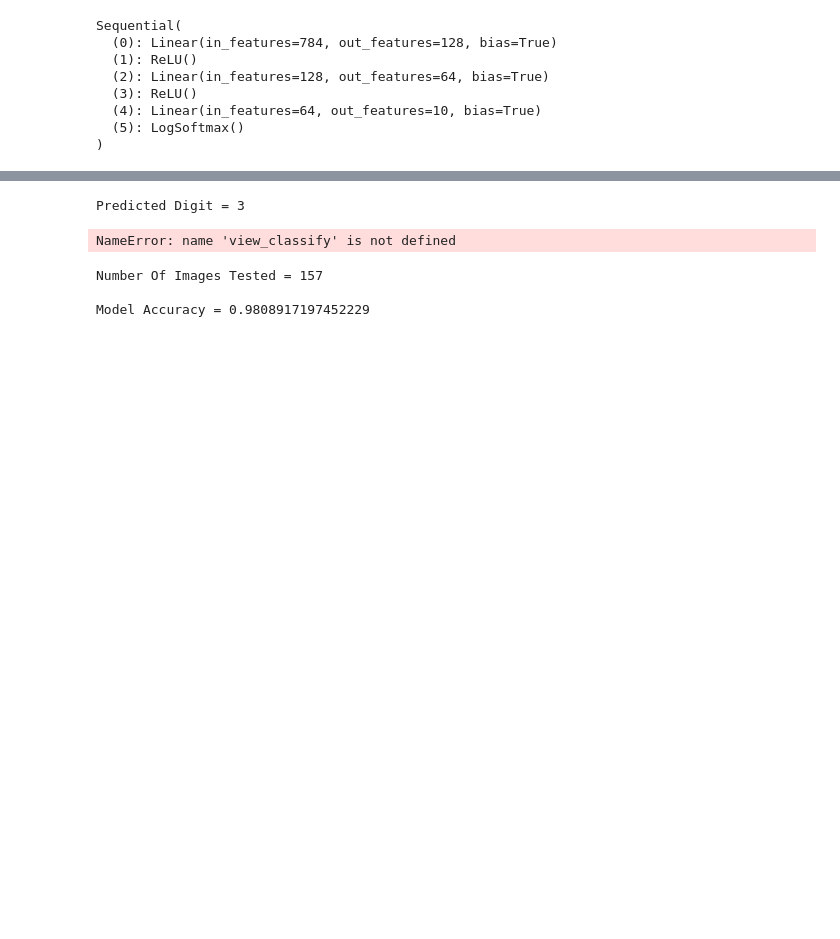
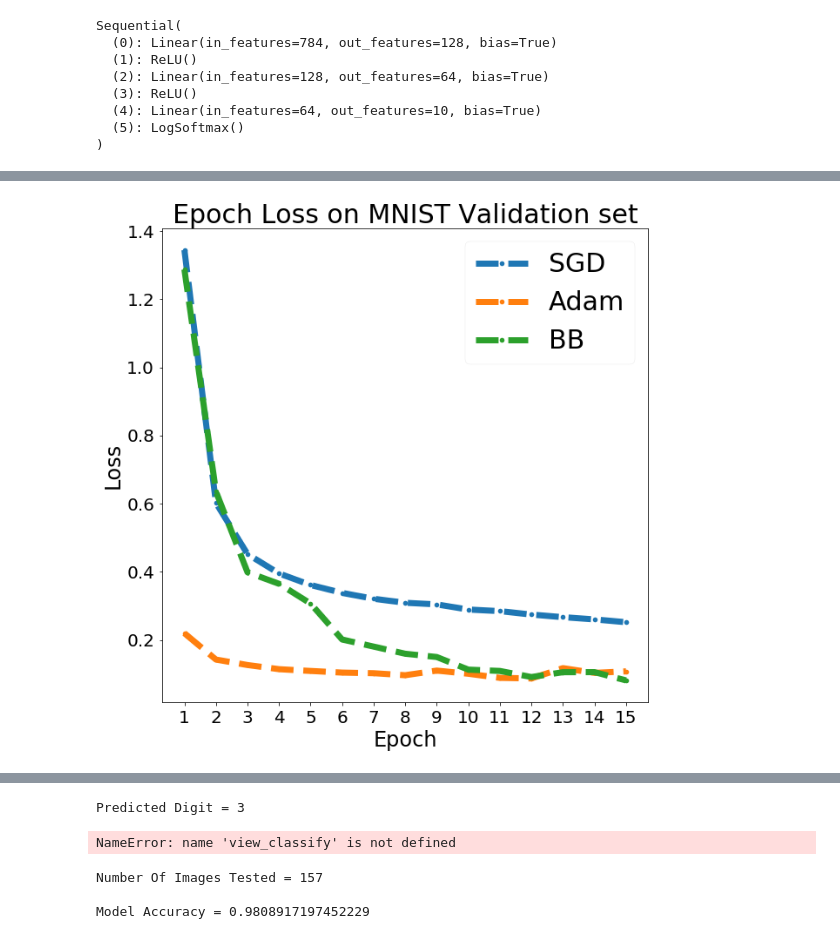
Before and after one commit to bulatuseinov/MIPT-OPT-2020, a Jupyter notebook: MNIST_Experiments.ipynb, the cells around one changed output, grey strips where cells are left out. Cells and saved outputs as stored; diff of their text form; code cells hidden in the pictures; blank space fills up the shorter version.

```diff
--- a/MNIST_Experiments.ipynb
+++ b/MNIST_Experiments.ipynb
@@ -108,0 +283,4 @@ Epoch 11 - Training loss: 0.11953250439202132
+# %%
+plot_val_losses(val_losses)
+# %% [output]
+[figure, added]
```
Also changed, not shown: parts of 20 cells of this notebook, 7 other files.
